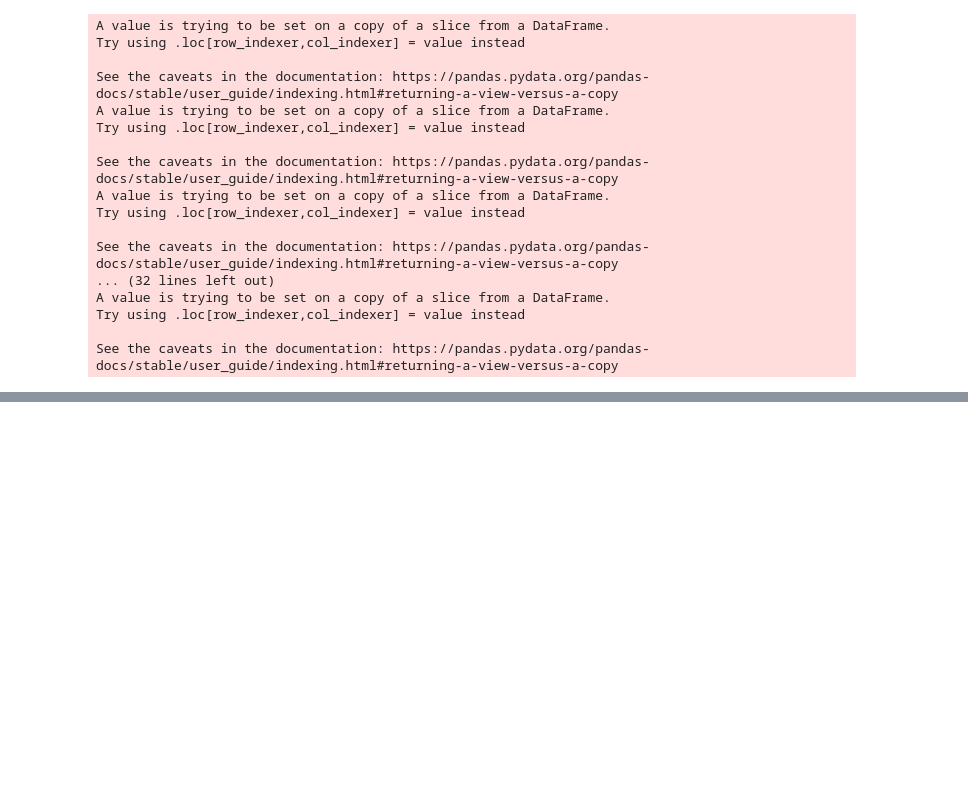
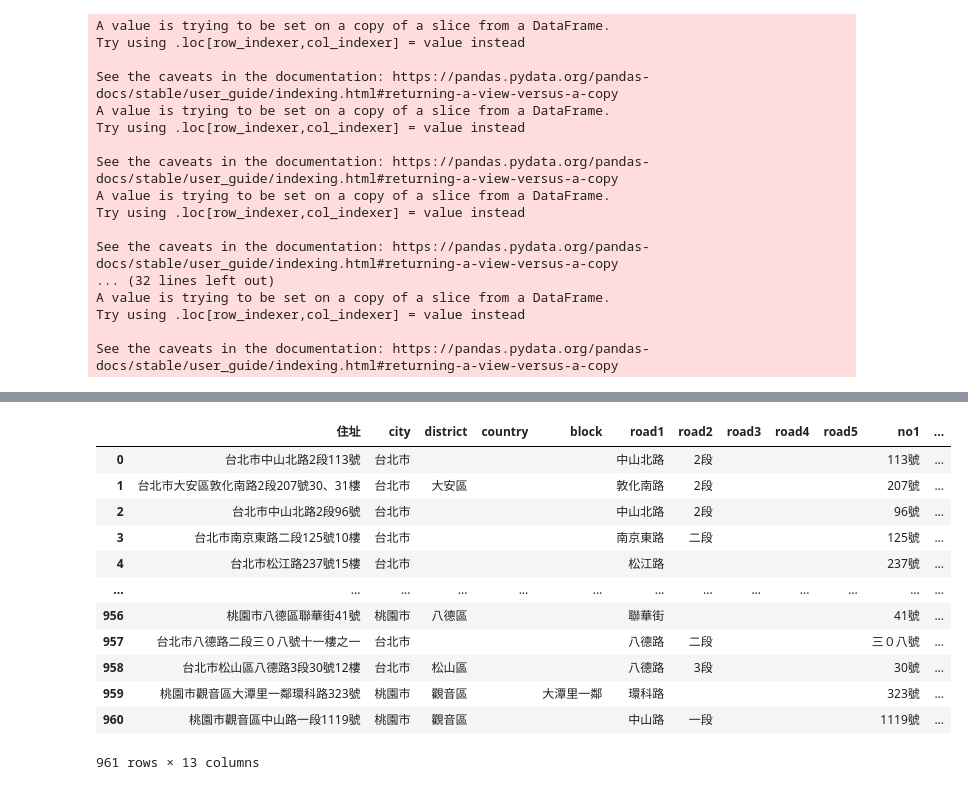
Before and after one commit to ChangSian/Data-Preprocessing-Method, a Jupyter notebook: 台灣地址正規化.ipynb, the cells around one changed output, grey strips where cells are left out. Saved outputs shown, nothing was run; the diff lists cells and outputs as text; code cells hidden in the pictures; blank space fills up the shorter version.

```diff
--- a/台灣地址正規化.ipynb
+++ b/台灣地址正規化.ipynb
@@ -428,0 +404,16 @@ TEST
+# %%
+TEST.drop(['公司名稱'], axis = 1)
+# %% [output]
+|  | 住址 | city | district | country | block | road1 | road2 | road3 | road4 | road5 | no1 | ... |
+| 0 | 台北市中山北路2段113號 | 台北市 |  |  |  | 中山北路 | 2段 |  |  |  | 113號 | ... |
+| 1 | 台北市大安區敦化南路2段207號30、31樓 | 台北市 | 大安區 |  |  | 敦化南路 | 2段 |  |  |  | 207號 | ... |
+| 2 | 台北市中山北路2段96號 | 台北市 |  |  |  | 中山北路 | 2段 |  |  |  | 96號 | ... |
+| 3 | 台北市南京東路二段125號10樓 | 台北市 |  |  |  | 南京東路 | 二段 |  |  |  | 125號 | ... |
+| 4 | 台北市松江路237號15樓 | 台北市 |  |  |  | 松江路 |  |  |  |  | 237號 | ... |
+| ... | ... | ... | ... | ... | ... | ... | ... | ... | ... | ... | ... | ... |
+| 956 | 桃園市八德區聯華街41號 | 桃園市 | 八德區 |  |  | 聯華街 |  |  |  |  | 41號 | ... |
+| 957 | 台北市八德路二段三０八號十一樓之一 | 台北市 |  |  |  | 八德路 | 二段 |  |  |  | 三０八號 | ... |
+| 958 | 台北市松山區八德路3段30號12樓 | 台北市 | 松山區 |  |  | 八德路 | 3段 |  |  |  | 30號 | ... |
+| 959 | 桃園市觀音區大潭里一鄰環科路323號 | 桃園市 | 觀音區 |  | 大潭里一鄰 | 環科路 |  |  |  |  | 323號 | ... |
+| 960 | 桃園市觀音區中山路一段1119號 | 桃園市 | 觀音區 |  |  | 中山路 | 一段 |  |  |  | 1119號 | ... |
+961 rows × 13 columns
```
Also changed, not shown: parts of 2 cells of this notebook.
